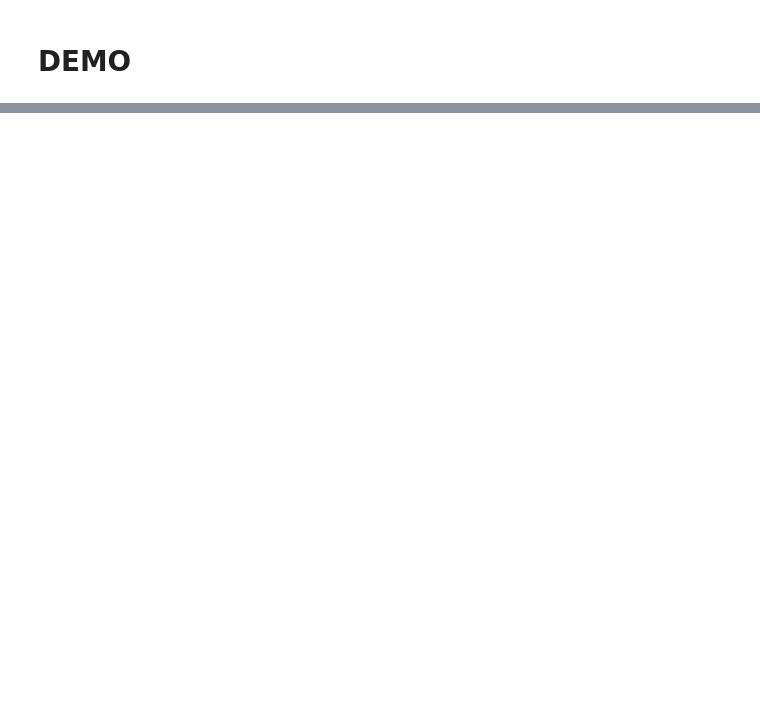
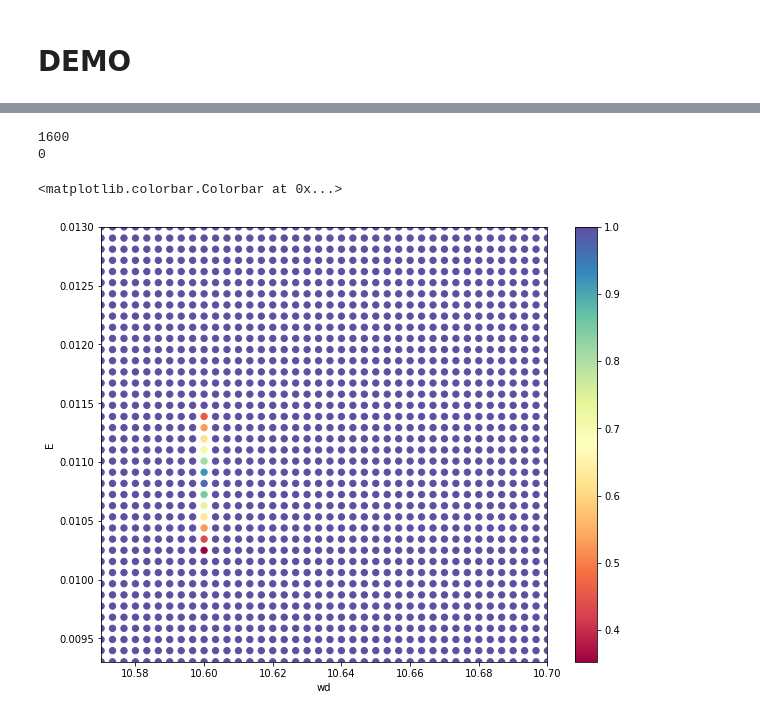
Before and after one commit to WildTangles/qpeak, a Jupyter notebook: scan-peaks.ipynb, the cells around one changed output, grey strips where cells are left out. Saved outputs shown, nothing was run; the diff lists cells and outputs as text; code cells hidden in the pictures; blank space fills up the shorter version.

```diff
--- a/scan-peaks.ipynb
+++ b/scan-peaks.ipynb
@@ -133,3 +180,49 @@ for E_i in EList:
+# %%
+#todo1: play with peaktrimlimit to affect width of leaf
+#todo2: if 1 peak r = nothing? that might be the grey region
+
+numIgnored = 0
+plotData = []
+peakTrimLimit = 0.05
+for relevantInfo_i in relevantInfo:
+
+    trimmedPeaks = []
+    foundPeaks = relevantInfo_i['peaks']
+    for foundPeak_i in foundPeaks:
+        if foundPeak_i > peakTrimLimit:
+            trimmedPeaks.append(foundPeak_i)
+
+    if len(trimmedPeaks) == 1:
+        r = 1
+        plotData.append((relevantInfo_i['E'], relevantInfo_i['wd'], r))
+        #continue
+    elif len(trimmedPeaks) == 2:
+        peak0 = relevantInfo_i['peaks'][0]
+        peak1 = relevantInfo_i['peaks'][1]
+        r = 1 - (abs(peak0-peak1)/(peak0+peak1))
+        if r < 0.01:
+            print(peak0)
+            print(peak1)
+            break
+        plotData.append((relevantInfo_i['E'], relevantInfo_i['wd'], r))
+    else:
+        numIgnored += 1
+    #ignoreif more than 2 peaks
+print(len(plotData))
+print(numIgnored)
+# %% [output]
+1600
+0
+# %%
+plt.scatter([i[1] for i in plotData], [i[0] for i in plotData], c=[i[2] for i in plotData], s=40, cmap=plt.cm.Spectral)
+plt.ylabel("E")
+plt.xlabel("wd")
+plt.ylim(min([i[0] for i in plotData]), max([i[0] for i in plotData]))
+plt.xlim(min([i[1] for i in plotData]), max([i[1] for i in plotData]))
+plt.colorbar()
+# %% [output]
+<matplotlib.colorbar.Colorbar at 0x...>
+[figure, added]
 # %%
 savedInfoTest = pickle.load(open(os.path.join(saveDir,'3.qpeak'), 'rb'))
 print(savedInfoTest.keys())
```
Also changed, not shown: parts of 10 cells of this notebook.
